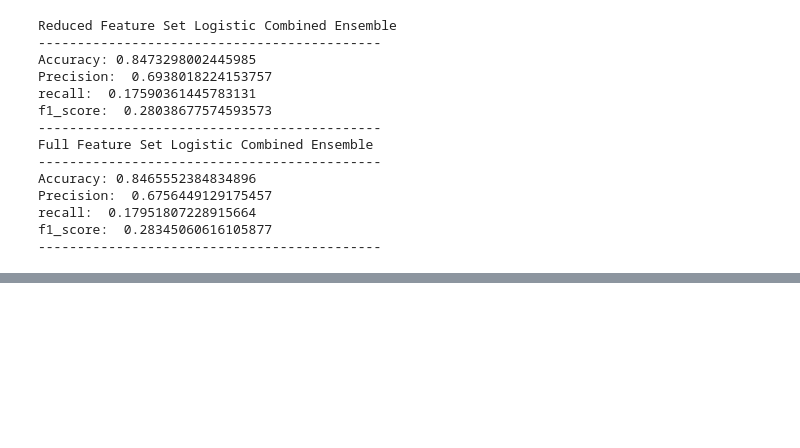
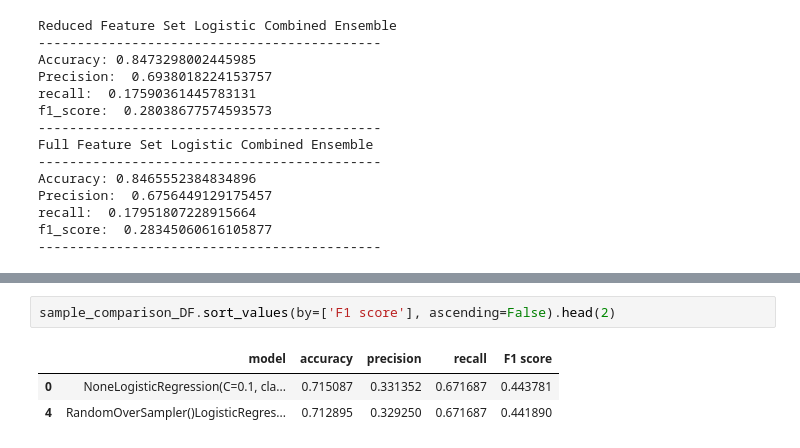
Before and after one commit to gracelovesyah/ml-and-health-predict-mortality-rate, a Jupyter notebook: notebook/4_logisticRegressionOpt.ipynb, the cells around one changed output, grey strips where cells are left out. Cells and saved outputs as stored; diff of their text form; blank space fills up the shorter version.

```diff
--- a/notebook/4_logisticRegressionOpt.ipynb
+++ b/notebook/4_logisticRegressionOpt.ipynb
@@ -314,0 +403,6 @@ f1_score:  0.28345060616105877
+# %%
+sample_comparison_DF.sort_values(by=['F1 score'], ascending=False).head(2)
+# %% [output]
+|  | model | accuracy | precision | recall | F1 score |
+| 0 | NoneLogisticRegression(C=0.1, cla... | 0.715087 | 0.331352 | 0.671687 | 0.443781 |
+| 4 | RandomOverSampler()LogisticRegres... | 0.712895 | 0.329250 | 0.671687 | 0.441890 |
```
Also changed, not shown: parts of 11 cells of this notebook.
